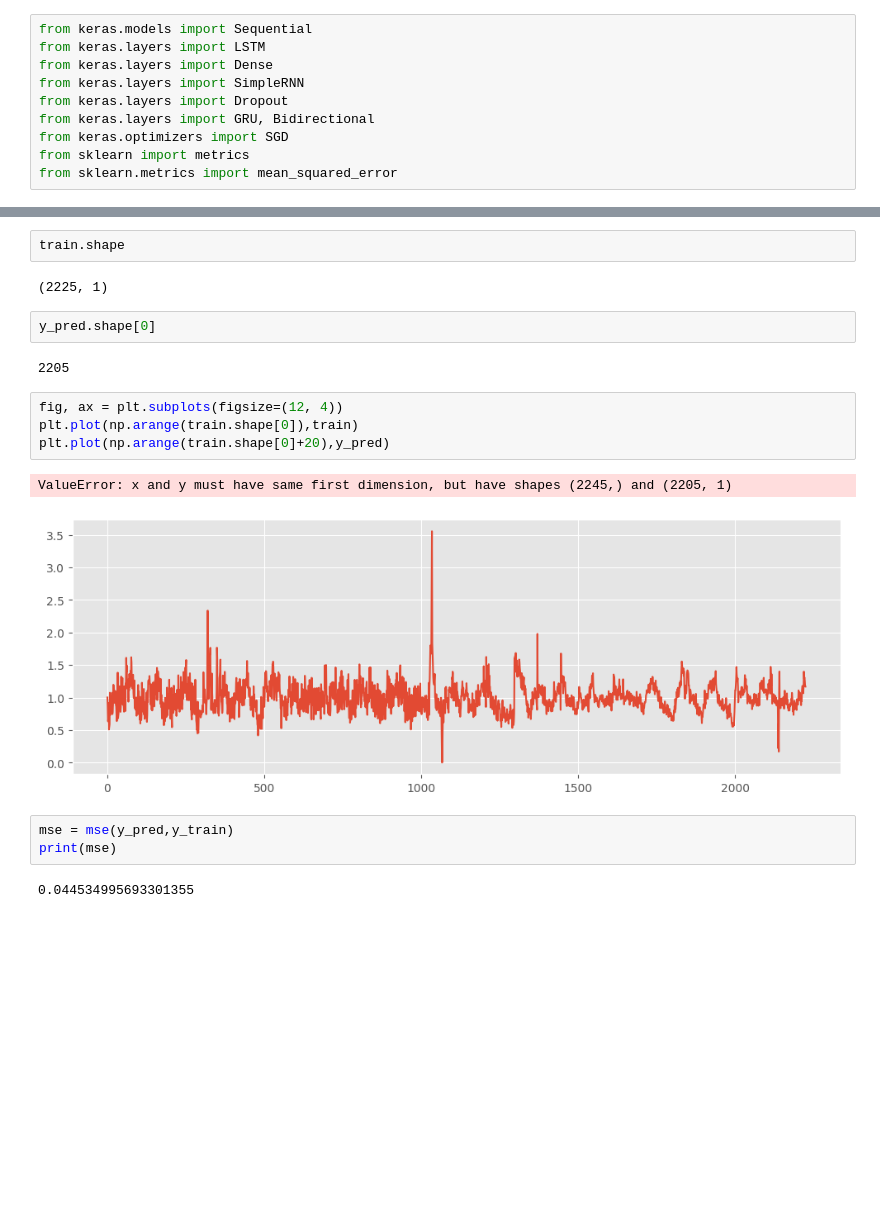
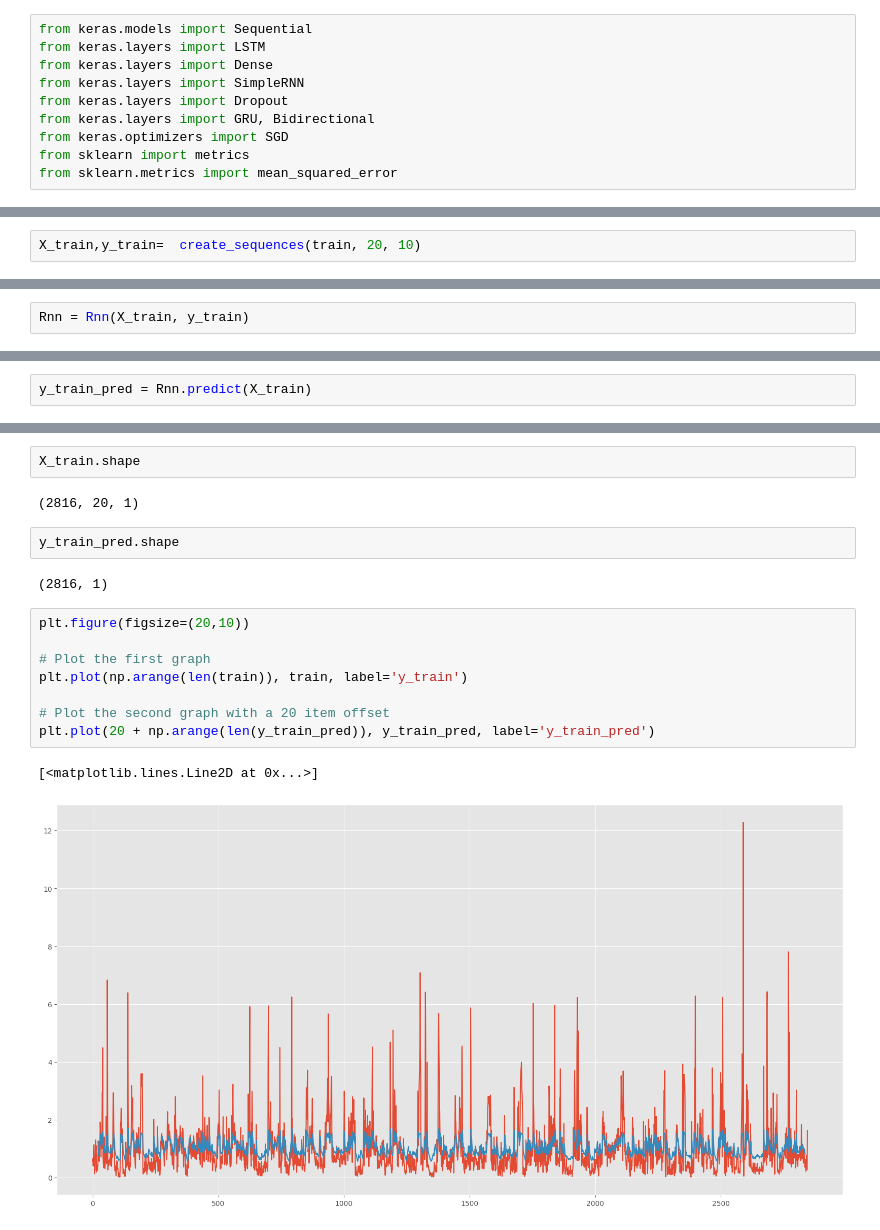
Before and after one commit to Mohammad-Amirifard/Traffic-forecasting, a Jupyter notebook: Notebooks/EDA_traffic.ipynb, the cells around one changed output, grey strips where cells are left out. Saved outputs shown, nothing was run; the diff lists cells and outputs as text; blank space fills up the shorter version.

```diff
--- a/Notebooks/EDA_traffic.ipynb
+++ b/Notebooks/EDA_traffic.ipynb
@@ -822,0 +830,2 @@ array([[0.9830122 ],
+# %%
+X_train,y_train=  create_sequences(train, 20, 10)
@@ -822,0 +845,2 @@ array([[0.9830122 ],
+# %%
+Rnn = Rnn(X_train, y_train)
@@ -822,0 +854,2 @@ array([[0.9830122 ],
+# %%
+y_train_pred = Rnn.predict(X_train)
@@ -823,20 +858,19 @@ array([[0.9830122 ],
 # %%
-train.shape
+X_train.shape
 # %% [output]
-(2225, 1)
+(2816, 20, 1)
-# %%
-y_pred.shape[0]
-# %% [output]
-2205
-# %%
-fig, ax = plt.subplots(figsize=(12, 4))
-plt.plot(np.arange(train.shape[0]),train)
-plt.plot(np.arange(train.shape[0]+20),y_pred)
-# %% [output]
-ValueError: x and y must have same first dimension, but have shapes (2245,) and (2205, 1)
-[figure, removed]
-# %%
-mse = mse(y_pred,y_train)
-print(mse)
-# %% [output]
-0.044534995693301355
+# %%
+y_train_pred.shape
+# %% [output]
+(2816, 1)
+# %%
+plt.figure(figsize=(20,10))
+
+# Plot the first graph
+plt.plot(np.arange(len(train)), train, label='y_train')
+
+# Plot the second graph with a 20 item offset
+plt.plot(20 + np.arange(len(y_train_pred)), y_train_pred, label='y_train_pred')
+# %% [output]
+[<matplotlib.lines.Line2D at 0x...>]
+[figure, added]
```
Also changed, not shown: parts of 20 cells of this notebook.
